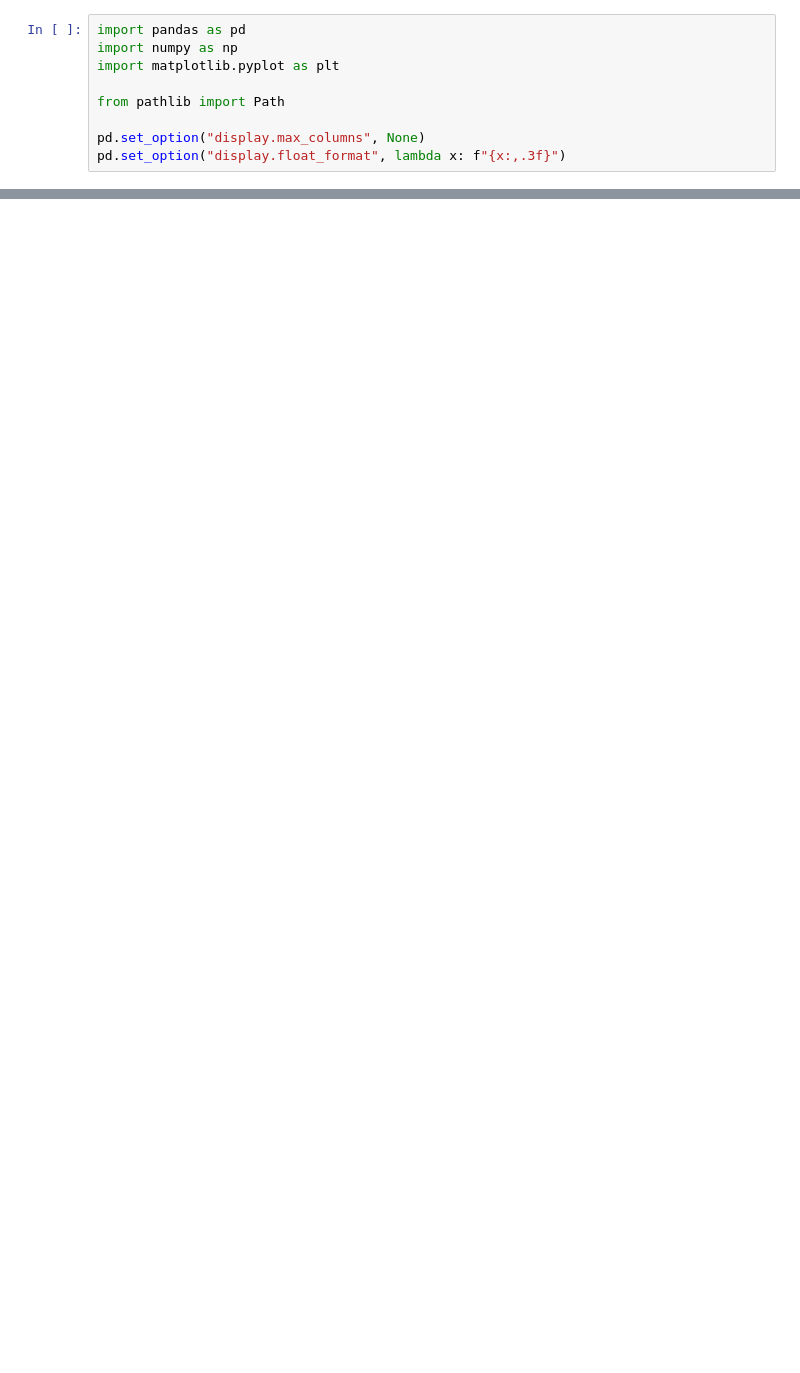
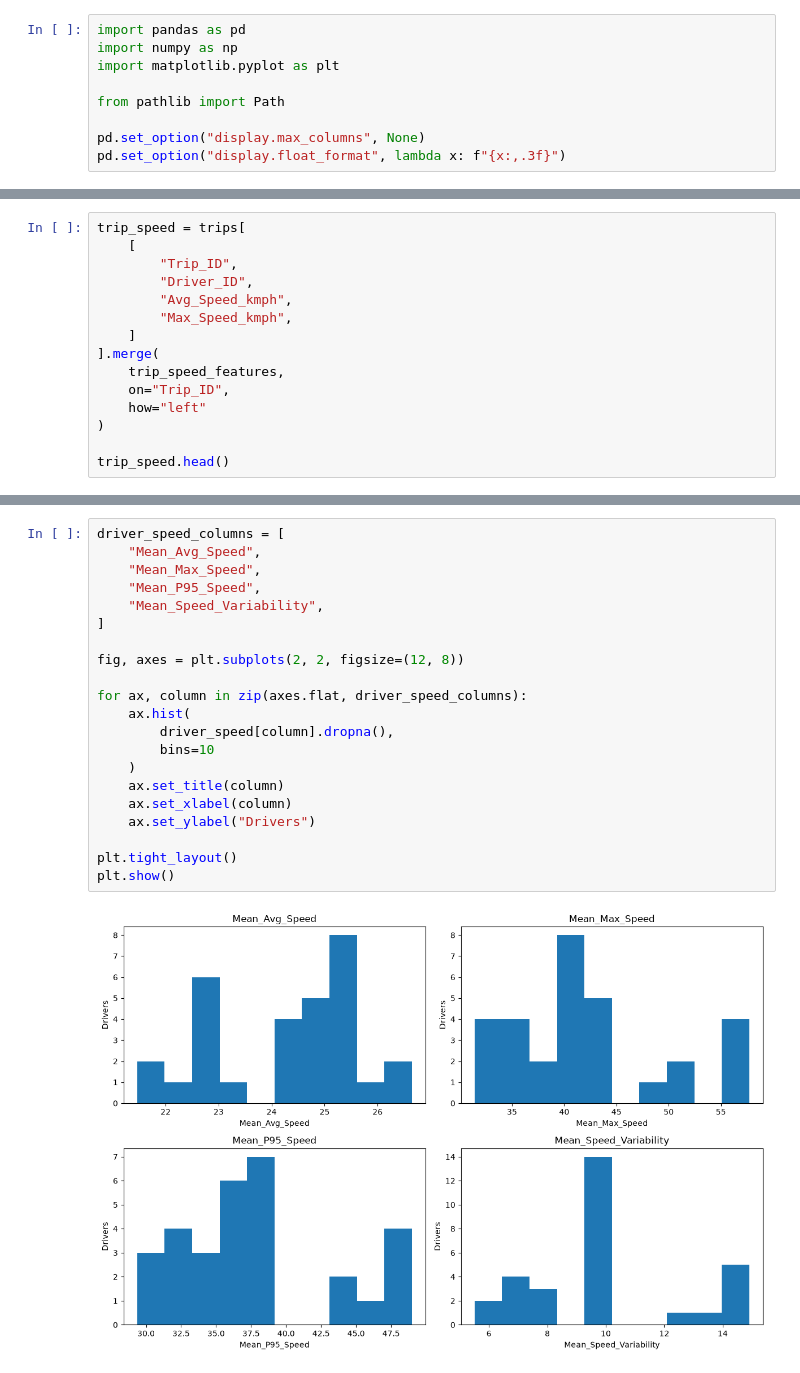
Before and after one commit to souro26/vexardrive-analysis, a Jupyter notebook: notebooks/02_driver_behavior.ipynb, the cells around one changed output, grey strips where cells are left out. Saved outputs shown, nothing was run; the diff lists cells and outputs as text; blank space fills up the shorter version.

```diff
--- a/notebooks/02_driver_behavior.ipynb
+++ b/notebooks/02_driver_behavior.ipynb
@@ -62,0 +162,15 @@ telemetry["Timestamp"] = pd.to_datetime(
+# %%
+trip_speed = trips[
+    [
+        "Trip_ID",
+        "Driver_ID",
+        "Avg_Speed_kmph",
+        "Max_Speed_kmph",
+    ]
+].merge(
+    trip_speed_features,
+    on="Trip_ID",
+    how="left"
+)
+
+trip_speed.head()
@@ -62,0 +320,23 @@ telemetry["Timestamp"] = pd.to_datetime(
+# %%
+driver_speed_columns = [
+    "Mean_Avg_Speed",
+    "Mean_Max_Speed",
+    "Mean_P95_Speed",
+    "Mean_Speed_Variability",
+]
+
+fig, axes = plt.subplots(2, 2, figsize=(12, 8))
+
+for ax, column in zip(axes.flat, driver_speed_columns):
+    ax.hist(
+        driver_speed[column].dropna(),
+        bins=10
+    )
+    ax.set_title(column)
+    ax.set_xlabel(column)
+    ax.set_ylabel("Drivers")
+
+plt.tight_layout()
+plt.show()
+# %% [output]
+[figure, added]
```
Also changed, not shown: parts of 97 cells of this notebook.
